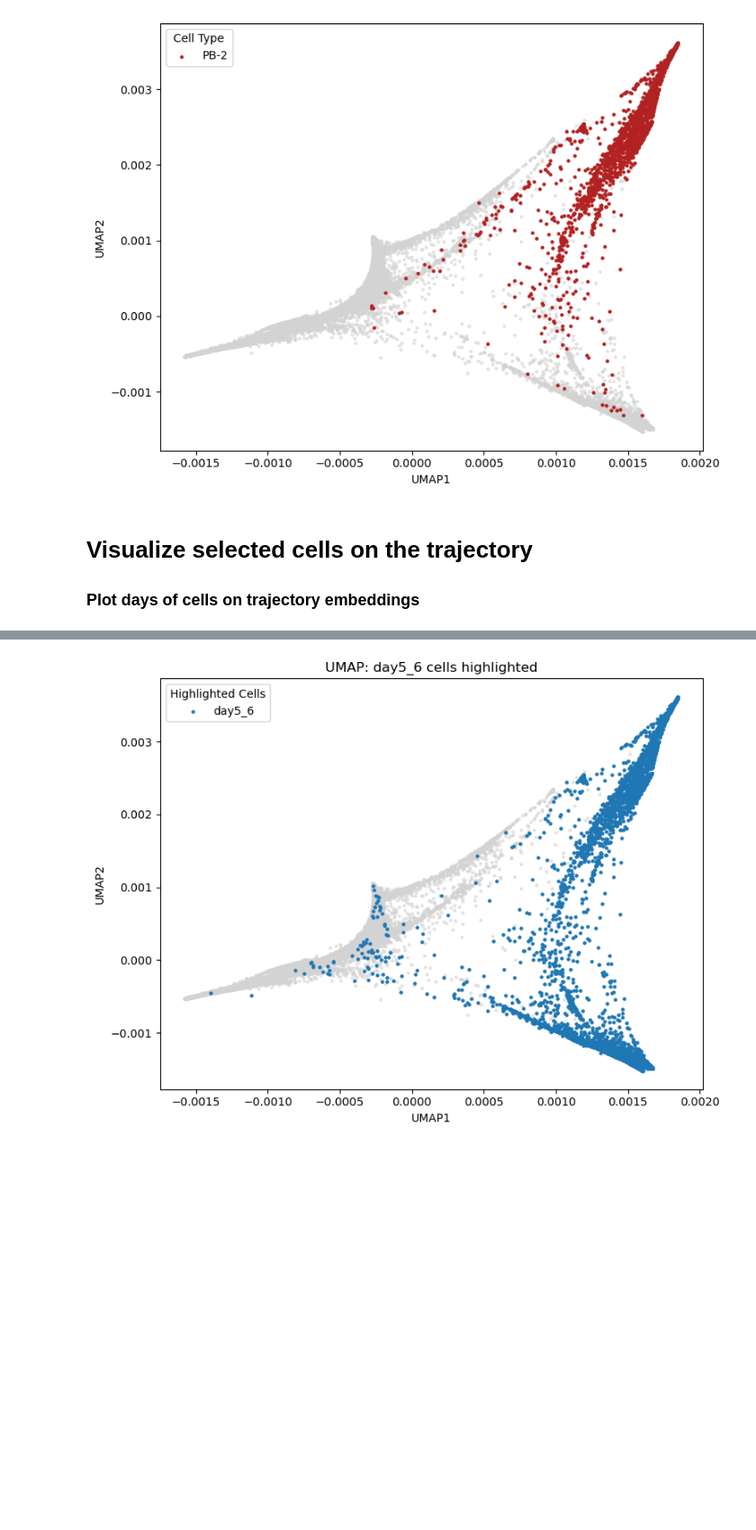
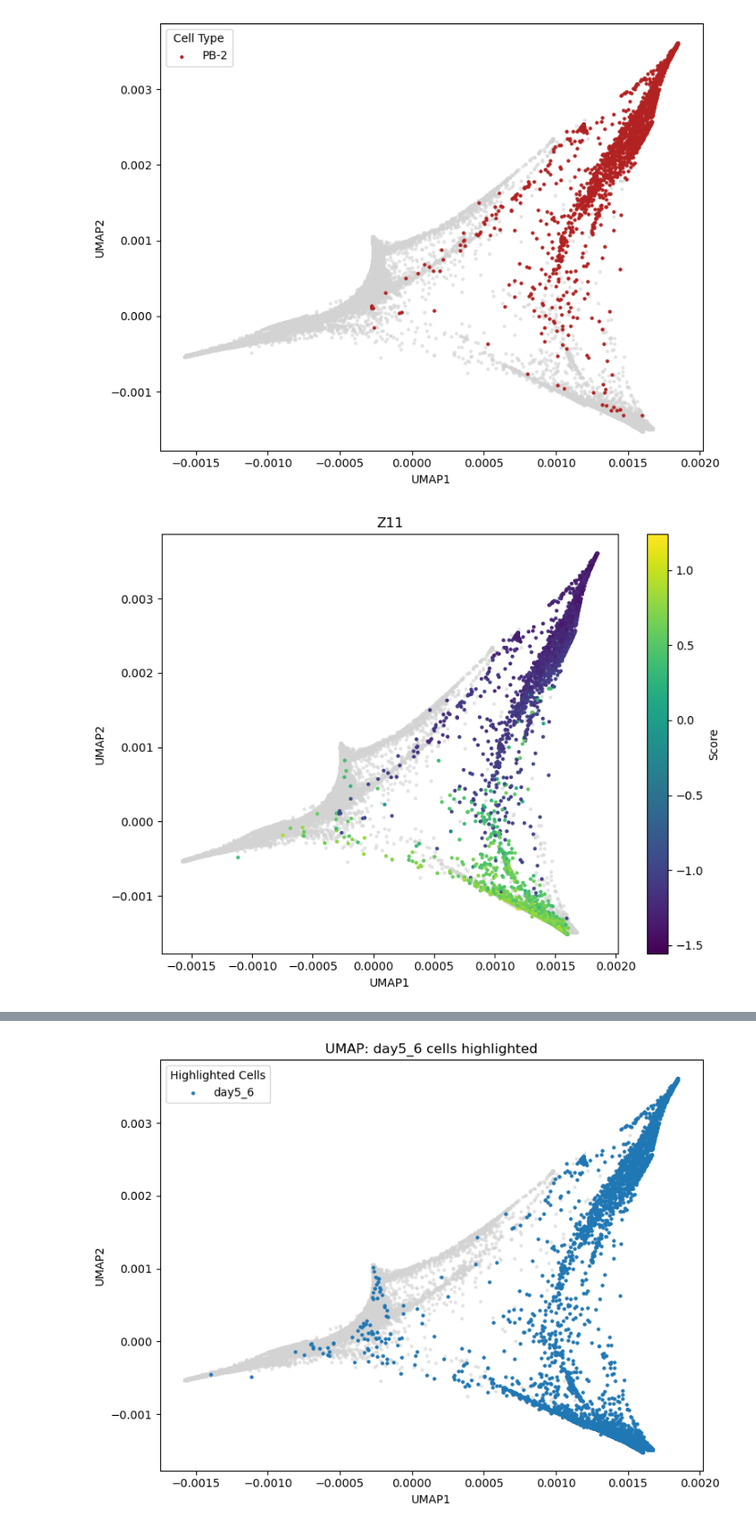
Before and after one commit to sachha-naksha/B_Cell_States, a Jupyter notebook: multiome_dynamic_regulation/py_scripts/trajectory/traj_stream_male_donor.ipynb, the cells around one changed output, grey strips where cells are left out. Shown at 90% size. Cells and saved outputs as stored; diff of their text form; code cells hidden in the pictures; blank space fills up the shorter version.

```diff
--- a/multiome_dynamic_regulation/py_scripts/trajectory/traj_stream_male_donor.ipynb
+++ b/multiome_dynamic_regulation/py_scripts/trajectory/traj_stream_male_donor.ipynb
@@ -23,5 +23,5 @@ stream_input_filtered_cells_v7.h5ad
 from os.path import basename
 import stream as st
 #read the stream result file pkl or h5ad
-adata = st.read(file_name='/dev/shm/' + os.path.basename(adata_infile), workdir=stream_outs_path)
+adata = st.read(file_name='/dev/shm/' + os.path.basename(stream_object), workdir=stream_outs_path)
 # %% [output]
@@ -211,6 +228,36 @@ plt.tight_layout()
 plt.show()
 # %% [output]
 [figure]
-# %% [markdown]
-# Visualize selected cells on the trajectory
-### Plot days of cells on trajectory embeddings
+# %%
+import matplotlib.pyplot as plt
+import numpy as np
+
+# Extract UMAP coordinates from the 'X_dr' slot
+umap_coords = adata.obsm['X_dr']
+
+# Replace 'score_column' with your actual score column name
+z11_score = adata.obs['Z11']
+
+# Create the plot
+plt.figure(figsize=(8, 6))
+
+# Plot background (cells with NaN scores) first
+background_mask = z11_score.isna()
+plt.scatter(umap_coords[background_mask, 0], umap_coords[background_mask, 1],
+           c='#D3D3D3', s=5, alpha=0.5)
+
+# Plot cells with scores using a colormap
+score_mask = ~z11_score.isna()
+scatter = plt.scatter(umap_coords[score_mask, 0], umap_coords[score_mask, 1],
+                     c=z11_score[score_mask], s=5,
+                     cmap='viridis')
+
+# Add colorbar
+plt.colorbar(scatter, label='Score')
+plt.title('Z11')
+plt.xlabel('UMAP1')
+plt.ylabel('UMAP2')
+plt.tight_layout()
+plt.show()
+# %% [output]
+[figure, added]
```
Also changed, not shown: parts of 18 cells of this notebook, 3 other files.
